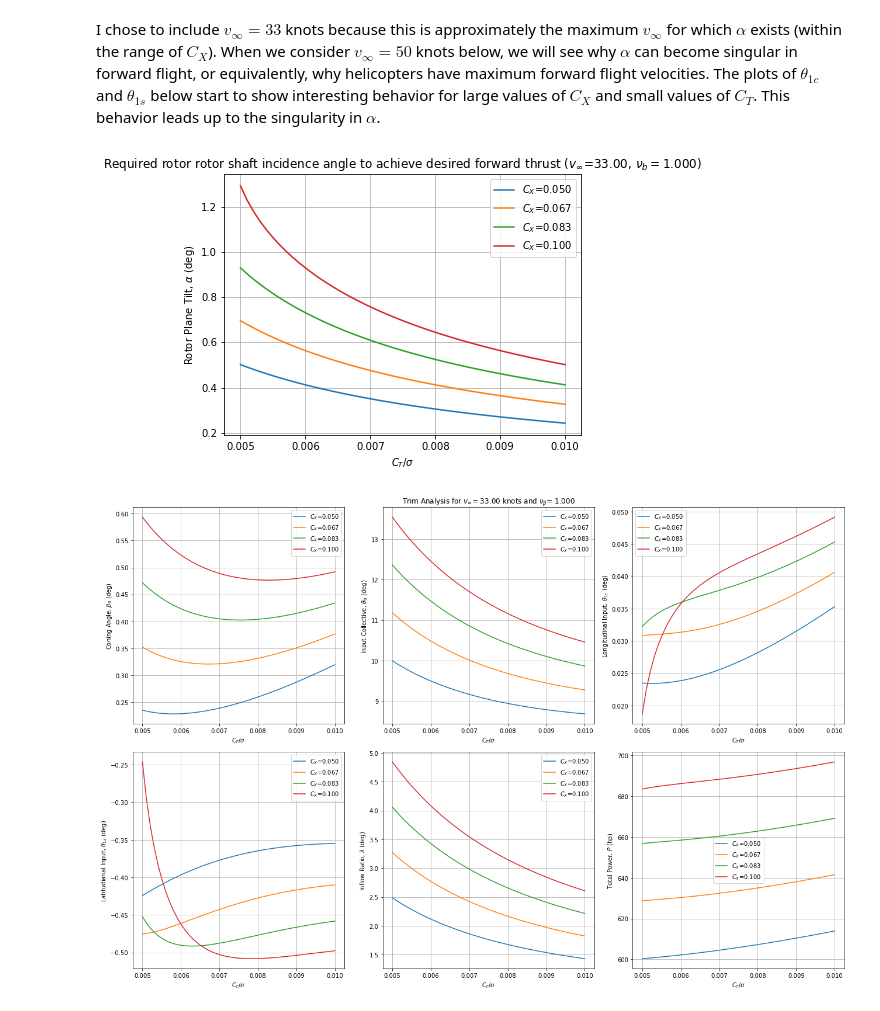
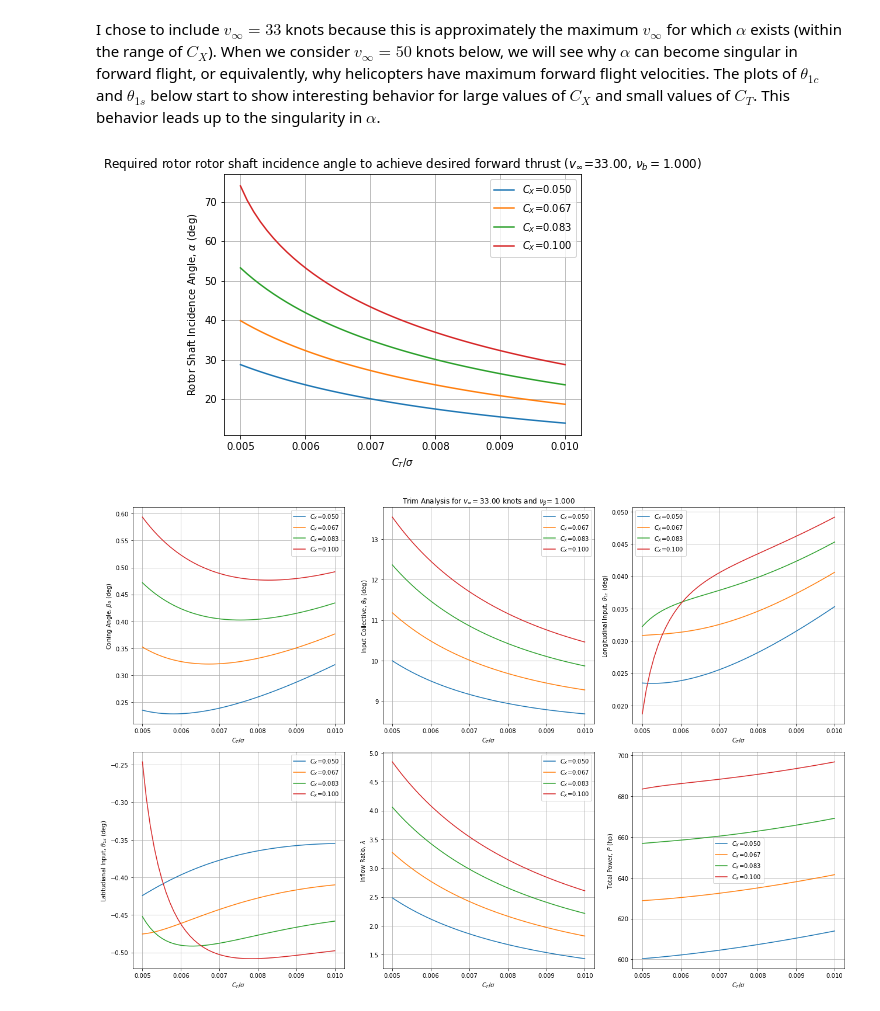
Before and after one commit to nruhl25/HoveringVehicleDesign, a Jupyter notebook: proj2/proj2_report.ipynb, the cells around one changed output. Saved outputs shown, nothing was run; the diff lists cells and outputs as text; code cells hidden in the pictures.

```diff
--- a/proj2/proj2_report.ipynb
+++ b/proj2/proj2_report.ipynb
@@ -63,7 +64,7 @@ from plotter import plot_trim_vary_flap_frequency, plot_trim_vary_velocity, plot
 N_CT = 50
 N_CX = 4
 CT_norm_list = np.linspace(0.005, 0.01, N_CT)
-CT_list = CT_norm_list*sigma
+CT_list = sigma*CT_norm_list
 CX_list = np.linspace(0.05, 0.1, N_CX)
 # %% [markdown]
 ### Trim Analysis in Hover ($v_\infty=0$ knots, $\nu_\beta=1.0$)
@@ -117,10 +118,10 @@ I chose to include $v_\infty=33$ knots because this is approximately the maximum
 # %%
 v_inf = knots2mps(33)  # m/s (since vtip is defined in m/s)
 nu_b = 1.0
 
-plot_rotor_disc_tilt(CX_list, CT_norm_list, v_inf, nu_b)
+plot_rotor_disc_tilt(CX_list, CT_list, v_inf, nu_b)
 # %% [output]
-[figure, old version]
+[figure, new version]
 # %%
 trims = calc_trims_array(CX_list, CT_list, v_inf, nu_b)
 trim1_tuple = (CX_list, CT_list, v_inf, nu_b, trims) # info relevant to trim1
```
Also changed, not shown: parts of 9 cells of this notebook, 3 other files.
